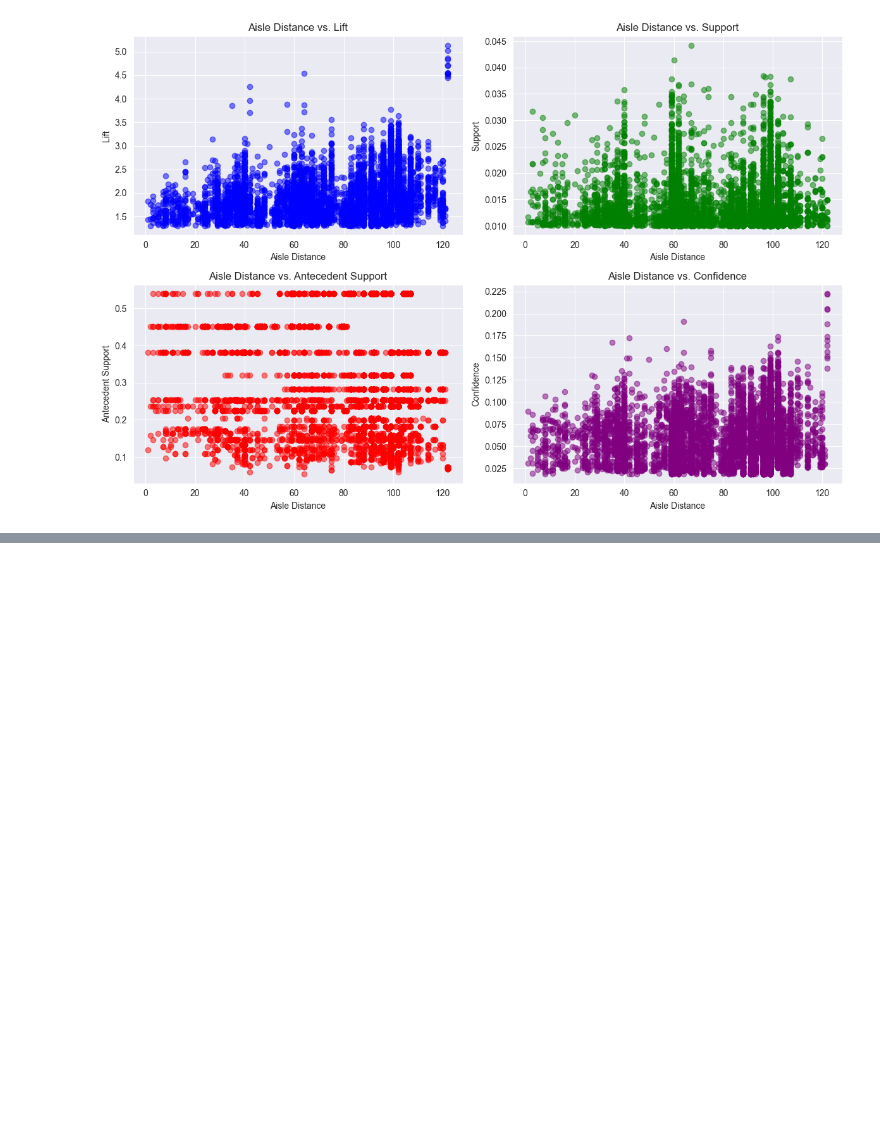
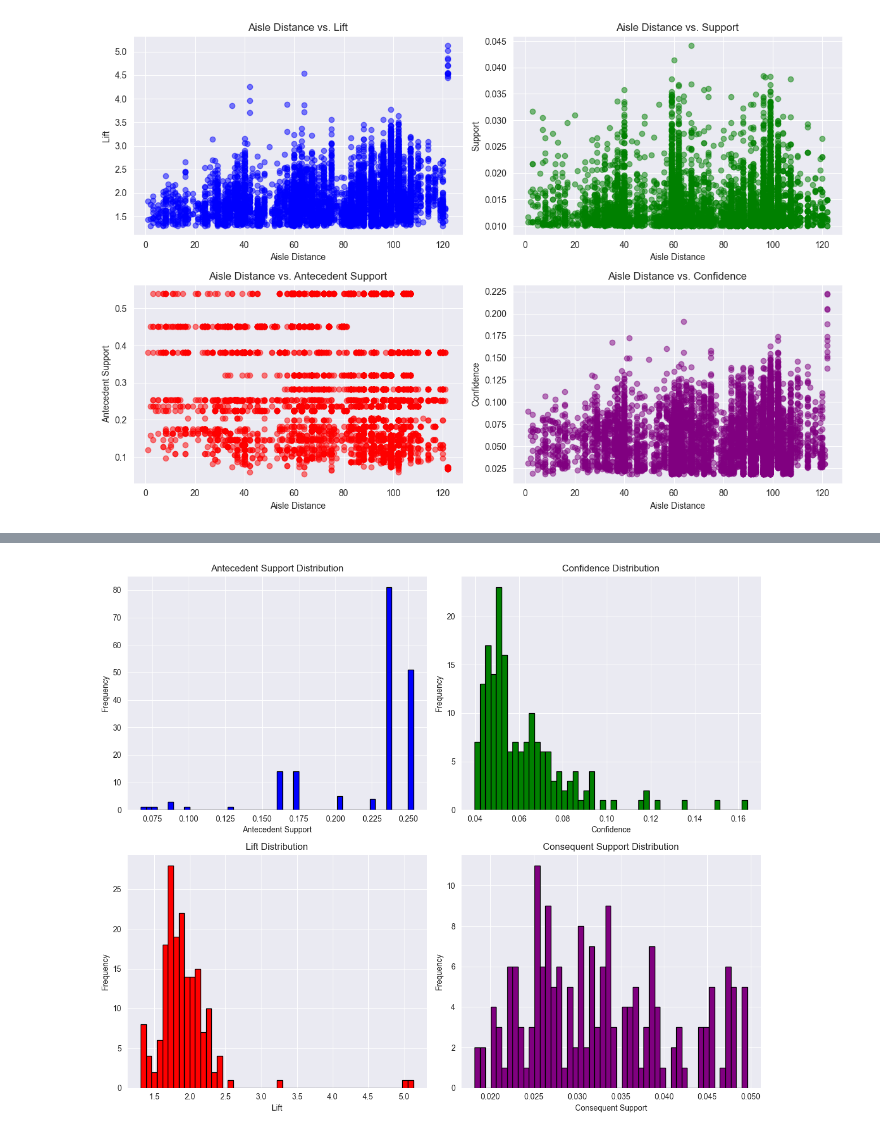
Before and after one commit to dleonrdz/supercenter-product-recommender, a Jupyter notebook: notebooks/02-Association_Mining_Analysis.ipynb, the cells around one changed output, grey strips where cells are left out. Cells and saved outputs as stored; diff of their text form; code cells hidden in the pictures; blank space fills up the shorter version.

```diff
--- a/notebooks/02-Association_Mining_Analysis.ipynb
+++ b/notebooks/02-Association_Mining_Analysis.ipynb
@@ -263,3 +264,14 @@ plt.tight_layout()
 plt.show()
 # %% [output]
 [figure]
+# %%
+filtered_rules_business_rules = filtered_rules[(filtered_rules['aisle_distance'] >= 80)]
+filtered_rules_business_rules = filtered_rules_business_rules[
+    (~filtered_rules_business_rules['antecedents'].apply(lambda x: '24' in x)) &\
+     (~filtered_rules_business_rules['antecedents'].apply(lambda x: '83' in x)) &\
+      (~filtered_rules_business_rules['antecedents'].apply(lambda x: '123' in x)) &\
+       (~filtered_rules_business_rules['consequents'].apply(lambda x: '24' in x)) &\
+        (~filtered_rules_business_rules['consequents'].apply(lambda x: '83' in x)) &\
+         (~filtered_rules_business_rules['consequents'].apply(lambda x: '123' in x))
+]
+filtered_rules_business_rules.shape
@@ -265,0 +296,36 @@ plt.show()
+# %%
+# Plot distributions of support, confidence, lift, and consequent support
+plt.figure(figsize=(12, 10))
+
+# Plot Antecedent Support Distribution
+plt.subplot(2, 2, 1)
+plt.hist(filtered_rules_business_rules['antecedent support'], bins=50, color='blue', edgecolor='black')
+plt.title('Antecedent Support Distribution')
+plt.xlabel('Antecedent Support')
+plt.ylabel('Frequency')
+
+# Plot Confidence Distribution
+plt.subplot(2, 2, 2)
+plt.hist(filtered_rules_business_rules['confidence'], bins=50, color='green', edgecolor='black')
+plt.title('Confidence Distribution')
+plt.xlabel('Confidence')
+plt.ylabel('Frequency')
+
+# Plot Lift Distribution
+plt.subplot(2, 2, 3)
+plt.hist(filtered_rules_business_rules['lift'], bins=50, color='red', edgecolor='black')
+plt.title('Lift Distribution')
+plt.xlabel('Lift')
+plt.ylabel('Frequency')
+
+# Plot Consequent Support Distribution
+plt.subplot(2, 2, 4)
+plt.hist(filtered_rules_business_rules['consequent support'], bins=50, color='purple', edgecolor='black')
+plt.title('Consequent Support Distribution')
+plt.xlabel('Consequent Support')
+plt.ylabel('Frequency')
+
+plt.tight_layout()
+plt.show()
+# %% [output]
+[figure, added]
```
Also changed, not shown: parts of 23 cells of this notebook.
